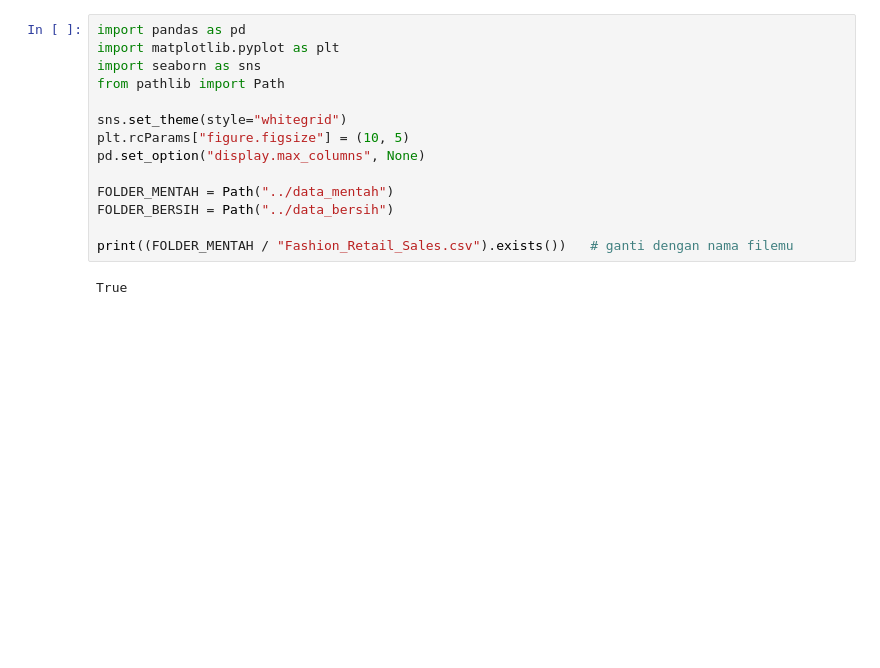
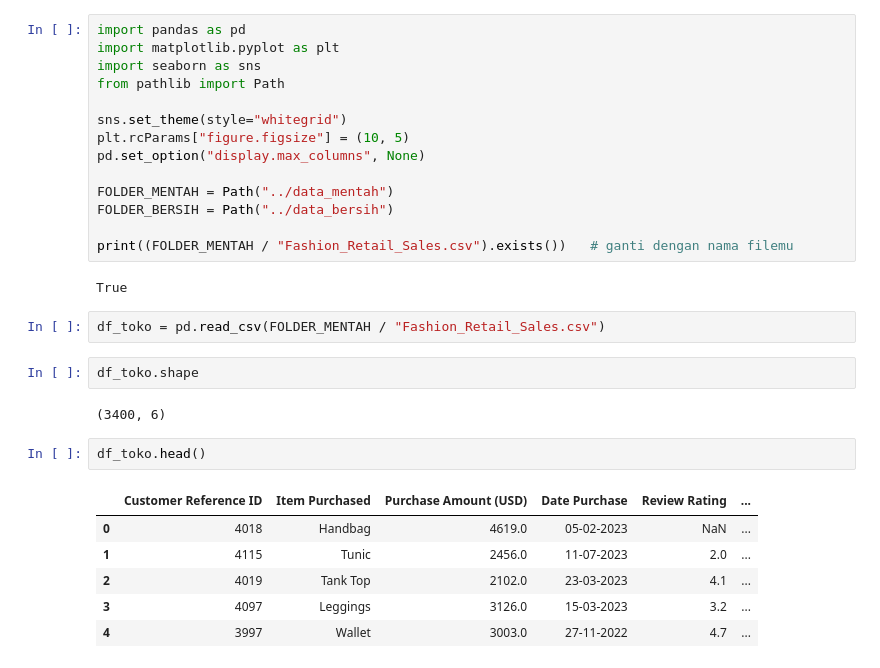
Before and after one commit to sutarozu/fashion-retail-project, a Jupyter notebook: notebook/analisis_penjualan_fashion.ipynb, the cells around one changed output. Saved outputs shown, nothing was run; the diff lists cells and outputs as text; blank space fills up the shorter version.

```diff
--- a/notebook/analisis_penjualan_fashion.ipynb
+++ b/notebook/analisis_penjualan_fashion.ipynb
@@ -45,3 +45,18 @@ FOLDER_BERSIH = Path("../data_bersih")
 print((FOLDER_MENTAH / "Fashion_Retail_Sales.csv").exists())   # ganti dengan nama filemu
 # %% [output]
 True
+# %%
+df_toko = pd.read_csv(FOLDER_MENTAH / "Fashion_Retail_Sales.csv")
+# %%
+df_toko.shape
+# %% [output]
+(3400, 6)
+# %%
+df_toko.head()
+# %% [output]
+|  | Customer Reference ID | Item Purchased | Purchase Amount (USD) | Date Purchase | Review Rating | ... |
+| 0 | 4018 | Handbag | 4619.0 | 05-02-2023 | NaN | ... |
+| 1 | 4115 | Tunic | 2456.0 | 11-07-2023 | 2.0 | ... |
+| 2 | 4019 | Tank Top | 2102.0 | 23-03-2023 | 4.1 | ... |
+| 3 | 4097 | Leggings | 3126.0 | 15-03-2023 | 3.2 | ... |
+| 4 | 3997 | Wallet | 3003.0 | 27-11-2022 | 4.7 | ... |
```
Also changed, not shown: parts of 20 cells of this notebook.
